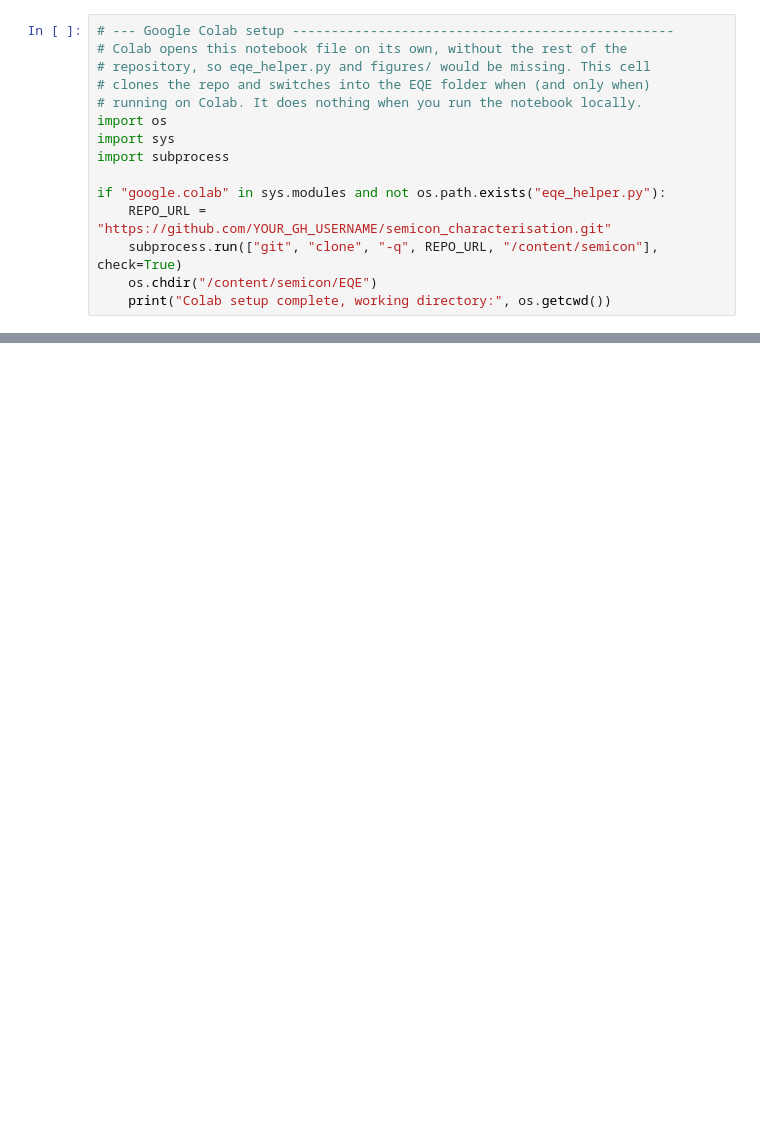
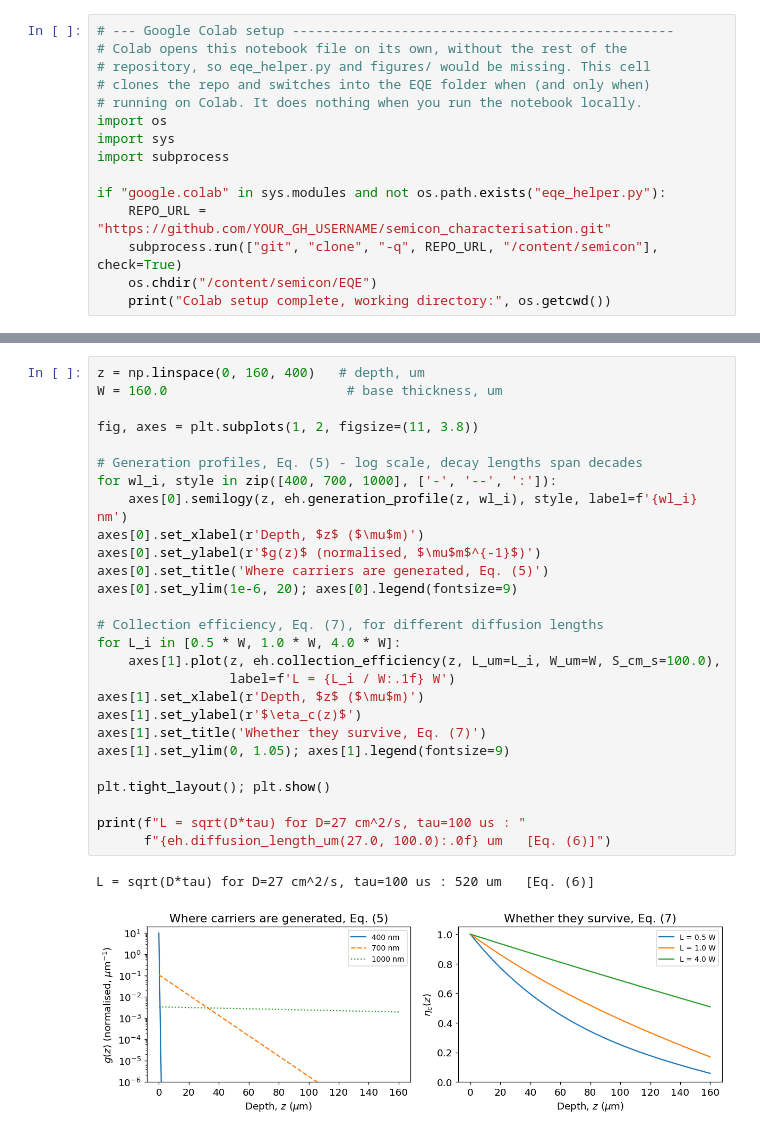
Before and after one commit to Oxford-eMat-Lab/semiconductor-characterisation, a Jupyter notebook: EQE/eqe_analysis.ipynb, the cells around one changed output, grey strips where cells are left out. Cells and saved outputs as stored; diff of their text form; blank space fills up the shorter version.

```diff
--- a/EQE/eqe_analysis.ipynb
+++ b/EQE/eqe_analysis.ipynb
@@ -446,0 +239,30 @@ modelling.
+# %%
+z = np.linspace(0, 160, 400)   # depth, um
+W = 160.0                       # base thickness, um
+
+fig, axes = plt.subplots(1, 2, figsize=(11, 3.8))
+
+# Generation profiles, Eq. (5) - log scale, decay lengths span decades
+for wl_i, style in zip([400, 700, 1000], ['-', '--', ':']):
+    axes[0].semilogy(z, eh.generation_profile(z, wl_i), style, label=f'{wl_i} nm')
+axes[0].set_xlabel(r'Depth, $z$ ($\mu$m)')
+axes[0].set_ylabel(r'$g(z)$ (normalised, $\mu$m$^{-1}$)')
+axes[0].set_title('Where carriers are generated, Eq. (5)')
+axes[0].set_ylim(1e-6, 20); axes[0].legend(fontsize=9)
+
+# Collection efficiency, Eq. (7), for different diffusion lengths
+for L_i in [0.5 * W, 1.0 * W, 4.0 * W]:
+    axes[1].plot(z, eh.collection_efficiency(z, L_um=L_i, W_um=W, S_cm_s=100.0),
+                 label=f'L = {L_i / W:.1f} W')
+axes[1].set_xlabel(r'Depth, $z$ ($\mu$m)')
+axes[1].set_ylabel(r'$\eta_c(z)$')
+axes[1].set_title('Whether they survive, Eq. (7)')
+axes[1].set_ylim(0, 1.05); axes[1].legend(fontsize=9)
+
+plt.tight_layout(); plt.show()
+
+print(f"L = sqrt(D*tau) for D=27 cm^2/s, tau=100 us : "
+      f"{eh.diffusion_length_um(27.0, 100.0):.0f} um   [Eq. (6)]")
+# %% [output]
+L = sqrt(D*tau) for D=27 cm^2/s, tau=100 us : 520 um   [Eq. (6)]
+[figure, added]
```
Also changed, not shown: parts of 42 cells of this notebook, 41 other files.
